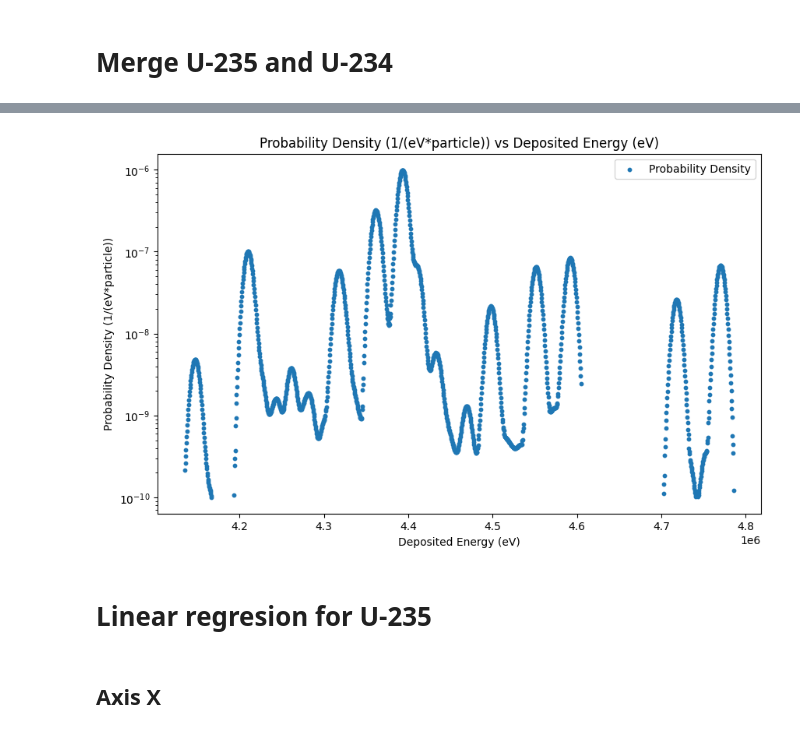
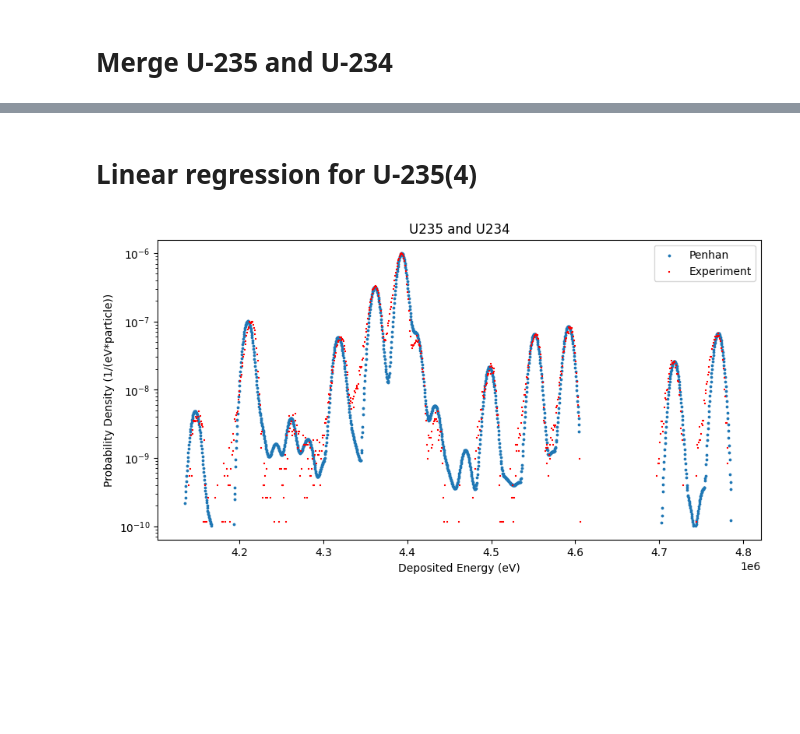
Before and after one commit to carlosherediapimienta/Collaboration_CIEMAT, a Jupyter notebook: U_235.ipynb, the cells around one changed output, grey strips where cells are left out. Cells and saved outputs as stored; diff of their text form; code cells hidden in the pictures; blank space fills up the shorter version.

```diff
--- a/U_235.ipynb
+++ b/U_235.ipynb
@@ -81,15 +110,24 @@ df_penhan= df_penhan_concat[df_penhan_concat['Probability Density (1/(eV*particl
+# %% [markdown]
+# Linear regression for U-235(4)
+# %%
+ax = 741.929
+bx = 40201.8
+
+ay = 1.43534e-10
+by = -1.03367e-9
+
+df_selected['Index Predicted'] = bx + ax * df_selected.index
+df_selected['Probability Predicted'] = by + ay * df_selected['Suma']
 # %%
-plt.figure(figsize=(10, 6))
-plt.scatter(df_penhan['Deposited Energy (eV)'], df_penhan['Probability Density (1/(eV*particle))'], label='Probability Density', s=10)
+# Graficar Suma en un eje X separado
+plt.figure(figsize=(10, 5))
+plt.scatter(df_penhan['Deposited Energy (eV)'], df_penhan['Probability Density (1/(eV*particle))'], s= 3, marker ='o', label='Penhan')
+plt.scatter(df_selected['Index Predicted'], df_selected['Probability Predicted'], s= 4, marker='+', color='red', label='Experiment')
+plt.title('U235 and U234')
 plt.xlabel('Deposited Energy (eV)')
 plt.ylabel('Probability Density (1/(eV*particle))')
-plt.title('Probability Density (1/(eV*particle))' + ' vs Deposited Energy (eV)')
 plt.yscale('log')
 plt.legend()
 plt.show()
 # %% [output]
-[figure, old version]
+[figure, new version]
-# %% [markdown]
-# Linear regresion for U-235
-# %% [markdown]
-## Axis X
```
Also changed, not shown: parts of 14 cells of this notebook.
